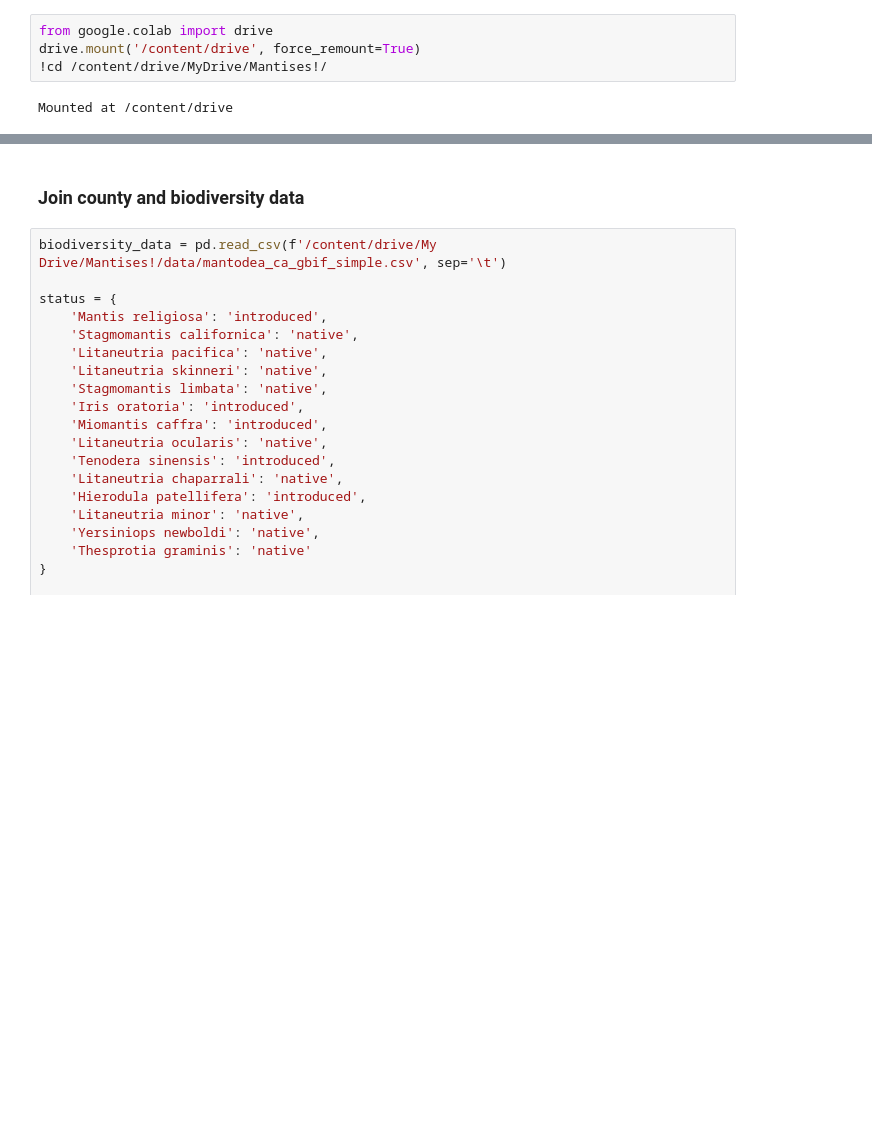
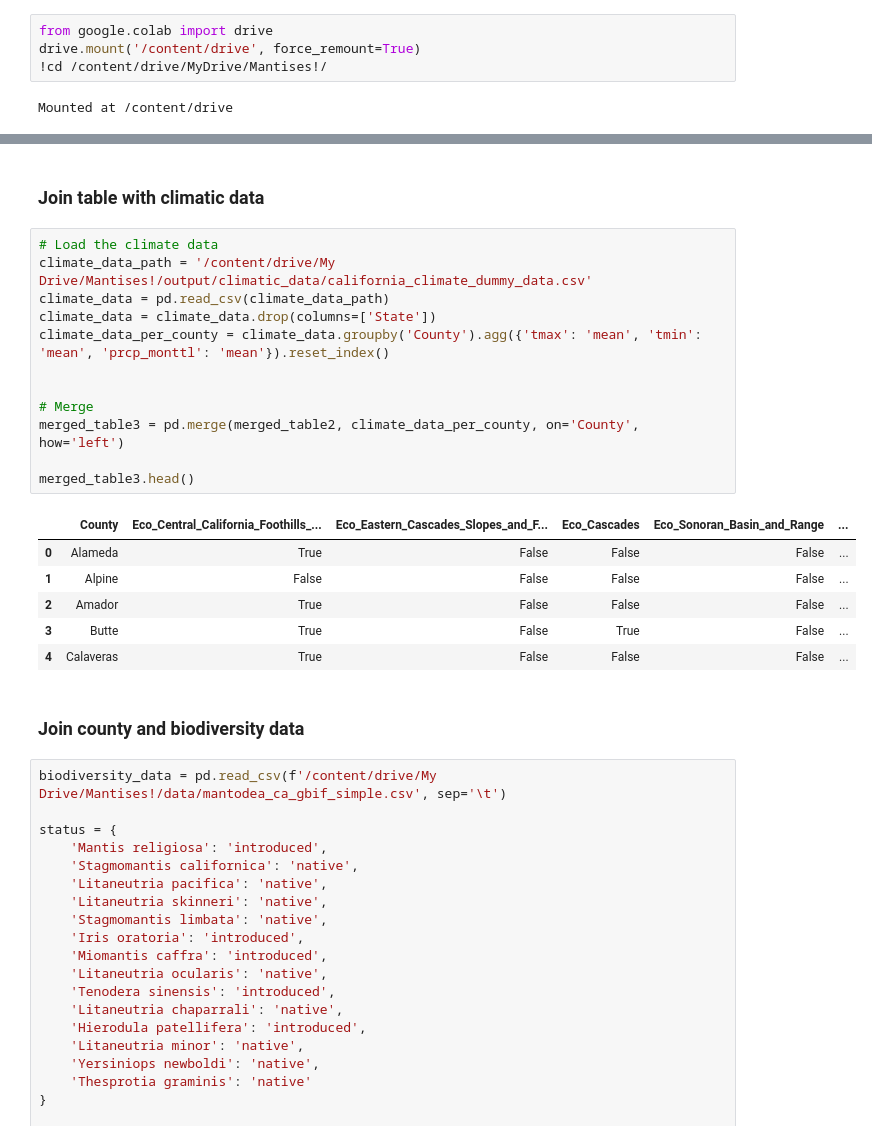
Before and after one commit to CharlesLehnen/DSCI_550_Final_Project, a Jupyter notebook: code/decision_tree.ipynb, the cells around one changed output, grey strips where cells are left out. Saved outputs shown, nothing was run; the diff lists cells and outputs as text; blank space fills up the shorter version.

```diff
--- a/code/decision_tree.ipynb
+++ b/code/decision_tree.ipynb
@@ -18,3 +91,24 @@ import matplotlib.pyplot as plt
+# %% [markdown]
+### Join table with climatic data
+# %%
+# Load the climate data
+climate_data_path = '/content/drive/My Drive/Mantises!/output/climatic_data/california_climate_dummy_data.csv'
+climate_data = pd.read_csv(climate_data_path)
+climate_data = climate_data.drop(columns=['State'])
+climate_data_per_county = climate_data.groupby('County').agg({'tmax': 'mean', 'tmin': 'mean', 'prcp_monttl': 'mean'}).reset_index()
+
+
+# Merge
+merged_table3 = pd.merge(merged_table2, climate_data_per_county, on='County', how='left')
+
+merged_table3.head()
+# %% [output]
+|  | County | Eco_Central_California_Foothills_... | Eco_Eastern_Cascades_Slopes_and_F... | Eco_Cascades | Eco_Sonoran_Basin_and_Range | ... |
+| 0 | Alameda | True | False | False | False | ... |
+| 1 | Alpine | False | False | False | False | ... |
+| 2 | Amador | True | False | False | False | ... |
+| 3 | Butte | True | False | True | False | ... |
+| 4 | Calaveras | True | False | False | False | ... |
 # %% [markdown]
 ### Join county and biodiversity data
 # %%
```
Also changed, not shown: parts of 23 cells of this notebook.
